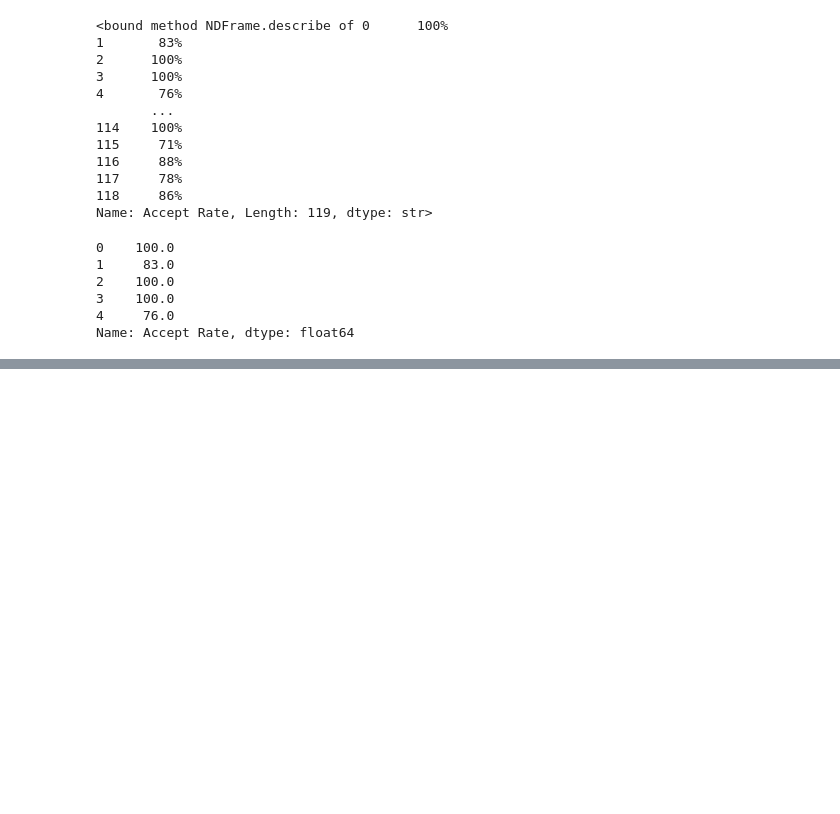
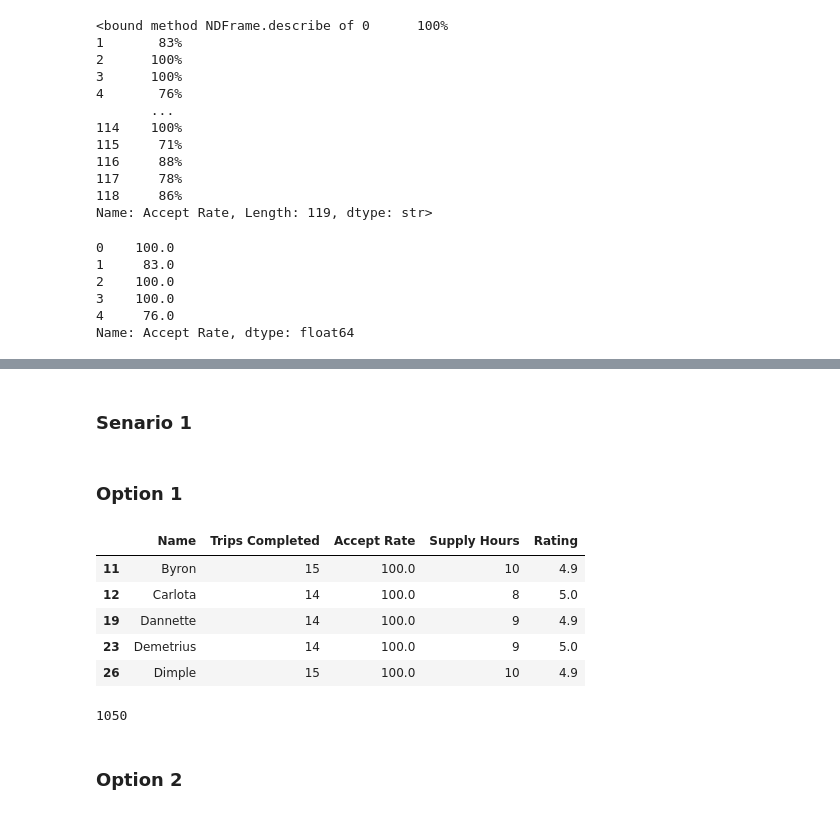
Before and after one commit to abir171915/Uber-Partner-Business-Modeling-, a Jupyter notebook: uber.ipynb, the cells around one changed output, grey strips where cells are left out. Drawn from its saved outputs; the diff is of its cells as text; code cells hidden in the pictures; blank space fills up the shorter version.

```diff
--- a/uber.ipynb
+++ b/uber.ipynb
@@ -56,0 +70,20 @@ Name: Accept Rate, dtype: float64
+# %% [markdown]
+### Senario 1
+# %% [markdown]
+### Option 1
+# %%
+option1 = df[
+    (df["Accept Rate"]>=90.0) &
+    (df["Supply Hours"]>=8) &
+    (df["Trips Completed"]>=10) &
+    (df["Rating"]>= 4.7)
+    ]
+# %%
+option1.head()
+# %% [output]
+|  | Name | Trips Completed | Accept Rate | Supply Hours | Rating |
+| 11 | Byron | 15 | 100.0 | 10 | 4.9 |
+| 12 | Carlota | 14 | 100.0 | 8 | 5.0 |
+| 19 | Dannette | 14 | 100.0 | 9 | 4.9 |
+| 23 | Demetrius | 14 | 100.0 | 9 | 5.0 |
+| 26 | Dimple | 15 | 100.0 | 10 | 4.9 |
@@ -56,0 +92,6 @@ Name: Accept Rate, dtype: float64
+# %%
+print(total_pay_op1)
+# %% [output]
+1050
+# %% [markdown]
+### Option 2
```
Also changed, not shown: parts of 11 cells of this notebook.
